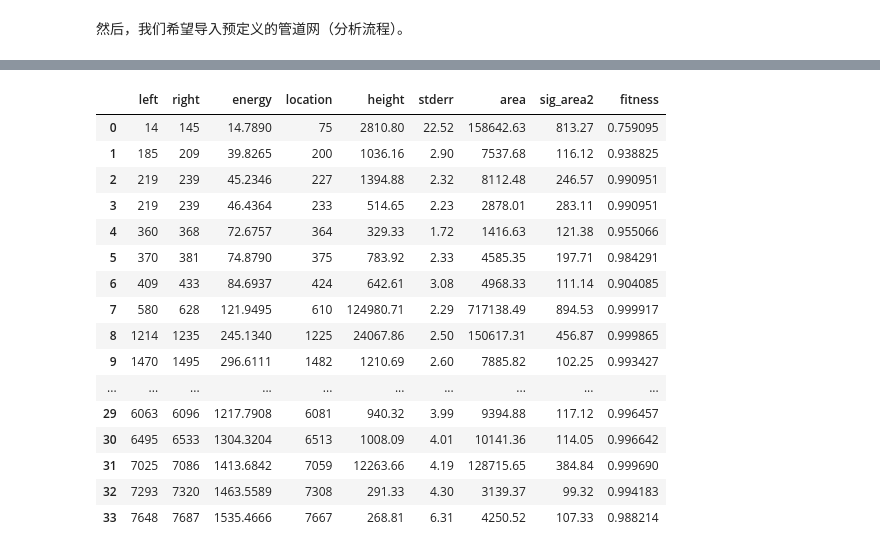
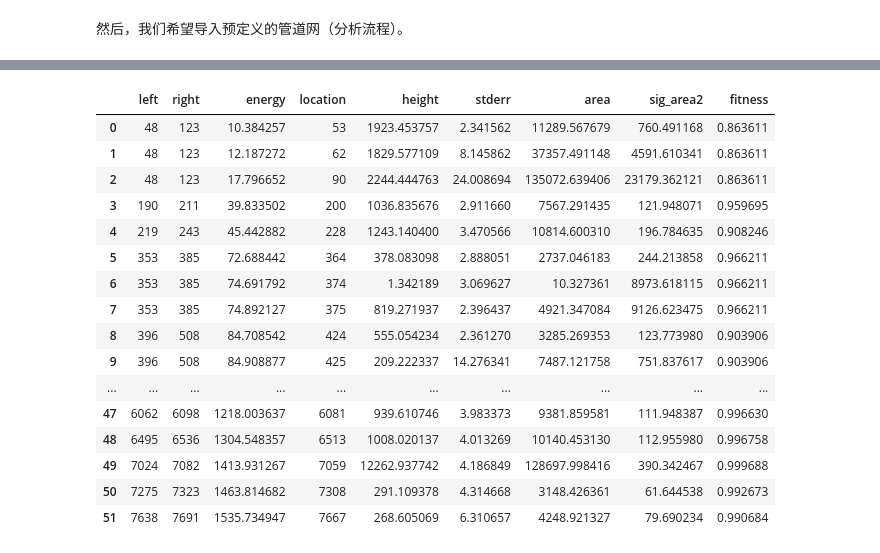
Before and after one commit to thu-inet/Gamut, a Jupyter notebook: 实验Eu152能谱分析.ipynb, the cells around one changed output, grey strips where cells are left out. Cells and saved outputs as stored; diff of their text form; code cells hidden in the pictures.

```diff
--- a/实验Eu152能谱分析.ipynb
+++ b/实验Eu152能谱分析.ipynb
@@ -82,2 +114,21 @@ x=1
 # %%
-# pipenet.get_node(4)[0].export_to_pandas()
+bench0 = nodes[4][0]
+bench0.export_to_pandas()
+# %% [output]
+|  | left | right | energy | location | height | stderr | area | sig_area2 | fitness |
+| 0 | 48 | 123 | 10.384257 | 53 | 1923.453757 | 2.341562 | 11289.567679 | 760.491168 | 0.863611 |
+| 1 | 48 | 123 | 12.187272 | 62 | 1829.577109 | 8.145862 | 37357.491148 | 4591.610341 | 0.863611 |
+| 2 | 48 | 123 | 17.796652 | 90 | 2244.444763 | 24.008694 | 135072.639406 | 23179.362121 | 0.863611 |
+| 3 | 190 | 211 | 39.833502 | 200 | 1036.835676 | 2.911660 | 7567.291435 | 121.948071 | 0.959695 |
+| 4 | 219 | 243 | 45.442882 | 228 | 1243.140400 | 3.470566 | 10814.600310 | 196.784635 | 0.908246 |
+| 5 | 353 | 385 | 72.688442 | 364 | 378.083098 | 2.888051 | 2737.046183 | 244.213858 | 0.966211 |
+| 6 | 353 | 385 | 74.691792 | 374 | 1.342189 | 3.069627 | 10.327361 | 8973.618115 | 0.966211 |
+| 7 | 353 | 385 | 74.892127 | 375 | 819.271937 | 2.396437 | 4921.347084 | 9126.623475 | 0.966211 |
+| 8 | 396 | 508 | 84.708542 | 424 | 555.054234 | 2.361270 | 3285.269353 | 123.773980 | 0.903906 |
+| 9 | 396 | 508 | 84.908877 | 425 | 209.222337 | 14.276341 | 7487.121758 | 751.837617 | 0.903906 |
+| ... | ... | ... | ... | ... | ... | ... | ... | ... | ... |
+| 47 | 6062 | 6098 | 1218.003637 | 6081 | 939.610746 | 3.983373 | 9381.859581 | 111.948387 | 0.996630 |
+| 48 | 6495 | 6536 | 1304.548357 | 6513 | 1008.020137 | 4.013269 | 10140.453130 | 112.955980 | 0.996758 |
+| 49 | 7024 | 7082 | 1413.931267 | 7059 | 12262.937742 | 4.186849 | 128697.998416 | 390.342467 | 0.999688 |
+| 50 | 7275 | 7323 | 1463.814682 | 7308 | 291.109378 | 4.314668 | 3148.426361 | 61.644538 | 0.992673 |
+| 51 | 7638 | 7691 | 1535.734947 | 7667 | 268.605069 | 6.310657 | 4248.921327 | 79.690234 | 0.990684 |
@@ -88,23 +135,3 @@ bench0 = gamspec.Spectrum.from_xml(r'E:\Gamut_dev\test.xml')
-# %%
-bench0.export_to_pandas()
-# %% [output]
-|  | left | right | energy | location | height | stderr | area | sig_area2 | fitness |
-| 0 | 14 | 145 | 14.7890 | 75 | 2810.80 | 22.52 | 158642.63 | 813.27 | 0.759095 |
-| 1 | 185 | 209 | 39.8265 | 200 | 1036.16 | 2.90 | 7537.68 | 116.12 | 0.938825 |
-| 2 | 219 | 239 | 45.2346 | 227 | 1394.88 | 2.32 | 8112.48 | 246.57 | 0.990951 |
-| 3 | 219 | 239 | 46.4364 | 233 | 514.65 | 2.23 | 2878.01 | 283.11 | 0.990951 |
-| 4 | 360 | 368 | 72.6757 | 364 | 329.33 | 1.72 | 1416.63 | 121.38 | 0.955066 |
-| 5 | 370 | 381 | 74.8790 | 375 | 783.92 | 2.33 | 4585.35 | 197.71 | 0.984291 |
-| 6 | 409 | 433 | 84.6937 | 424 | 642.61 | 3.08 | 4968.33 | 111.14 | 0.904085 |
-| 7 | 580 | 628 | 121.9495 | 610 | 124980.71 | 2.29 | 717138.49 | 894.53 | 0.999917 |
-| 8 | 1214 | 1235 | 245.1340 | 1225 | 24067.86 | 2.50 | 150617.31 | 456.87 | 0.999865 |
-| 9 | 1470 | 1495 | 296.6111 | 1482 | 1210.69 | 2.60 | 7885.82 | 102.25 | 0.993427 |
-| ... | ... | ... | ... | ... | ... | ... | ... | ... | ... |
-| 29 | 6063 | 6096 | 1217.7908 | 6081 | 940.32 | 3.99 | 9394.88 | 117.12 | 0.996457 |
-| 30 | 6495 | 6533 | 1304.3204 | 6513 | 1008.09 | 4.01 | 10141.36 | 114.05 | 0.996642 |
-| 31 | 7025 | 7086 | 1413.6842 | 7059 | 12263.66 | 4.19 | 128715.65 | 384.84 | 0.999690 |
-| 32 | 7293 | 7320 | 1463.5589 | 7308 | 291.33 | 4.30 | 3139.37 | 99.32 | 0.994183 |
-| 33 | 7648 | 7687 | 1535.4666 | 7667 | 268.81 | 6.31 | 4250.52 | 107.33 | 0.988214 |
 # %%
 energies = np.array([40.12, 45.40, 121.78, 244.70, 344.28, 367.79, 411.11, 443.98, 688.68, 778.90, 867.39, 964.13, 1085.91, 1089.70, 1112.12, 1212.95, 1299.12, 1304.55, 1413.93])
 def energy_in_group(energy):
```
Also changed, not shown: parts of 11 cells of this notebook, 16 other files.
